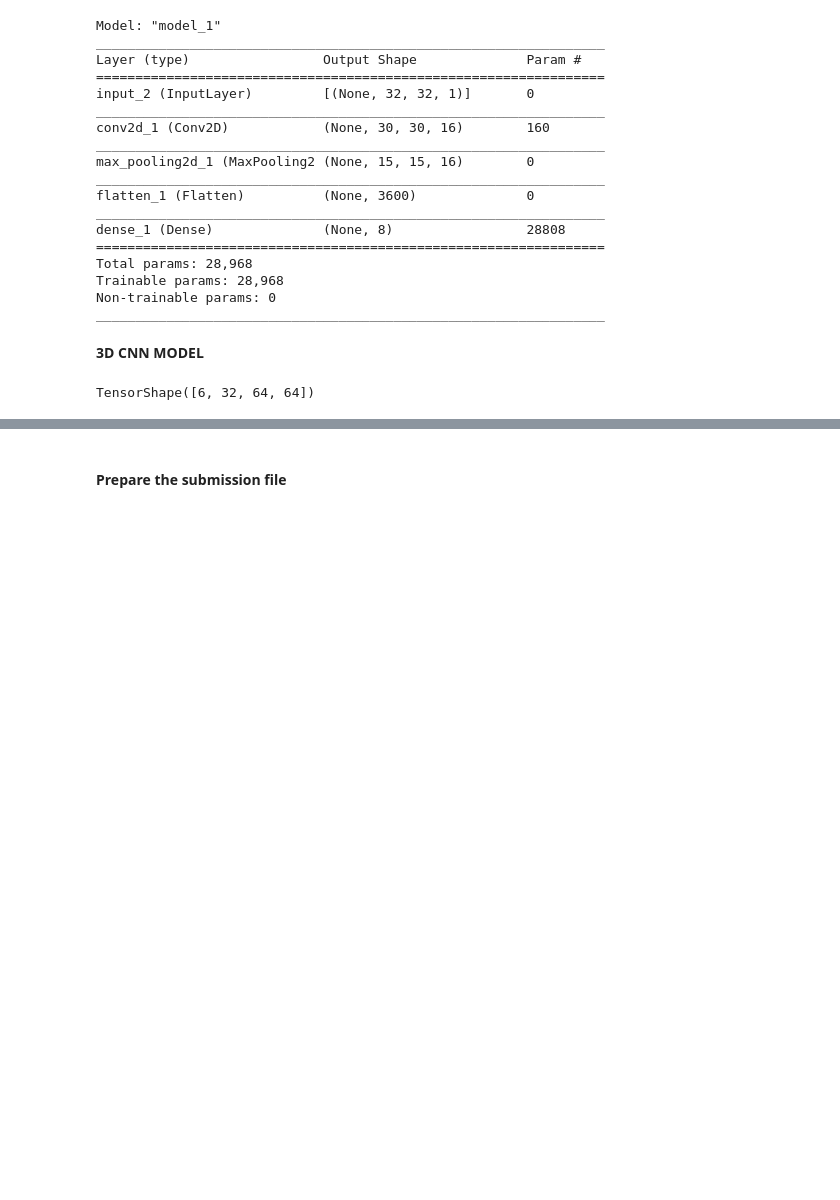
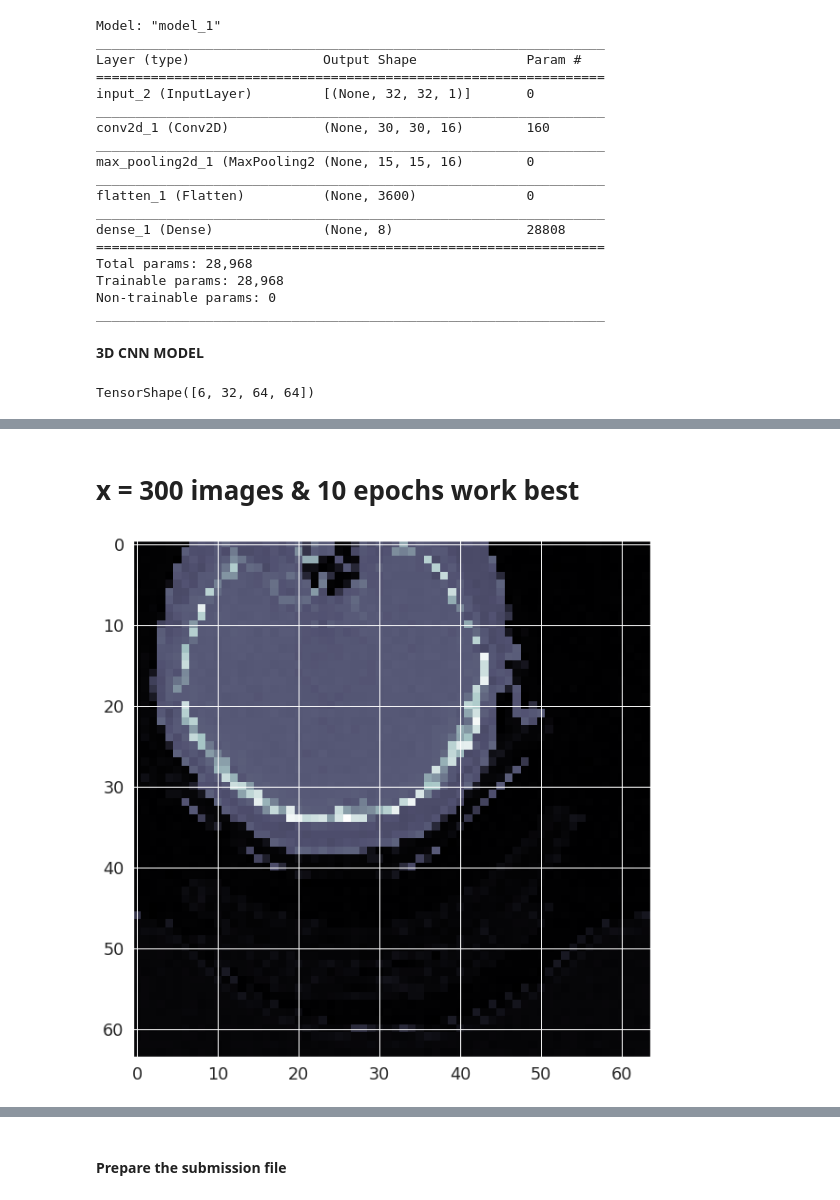
Before and after one commit to WeiKuoLi/RSNA-2022, a Jupyter notebook: helloworld-rsna.ipynb, the cells around one changed output, grey strips where cells are left out. Cells and saved outputs as stored; diff of their text form; code cells hidden in the pictures; blank space fills up the shorter version.

```diff
--- a/helloworld-rsna.ipynb
+++ b/helloworld-rsna.ipynb
@@ -827,3 +848,14 @@ _________________________________________________________________
+# %% [markdown]
+# x = 300 images & 10 epochs work best
+# %%
+
+fig, ax = plt.subplots(1,1, figsize=(10,10))
+ax.imshow(X[0][1], cmap=plt.cm.bone)
+
+
+plt.show()
+# %% [output]
+[figure, added]
 # %%
 
 def get_test_images_3D( img_size = (64,64)):
```
Also changed, not shown: parts of 19 cells of this notebook.
